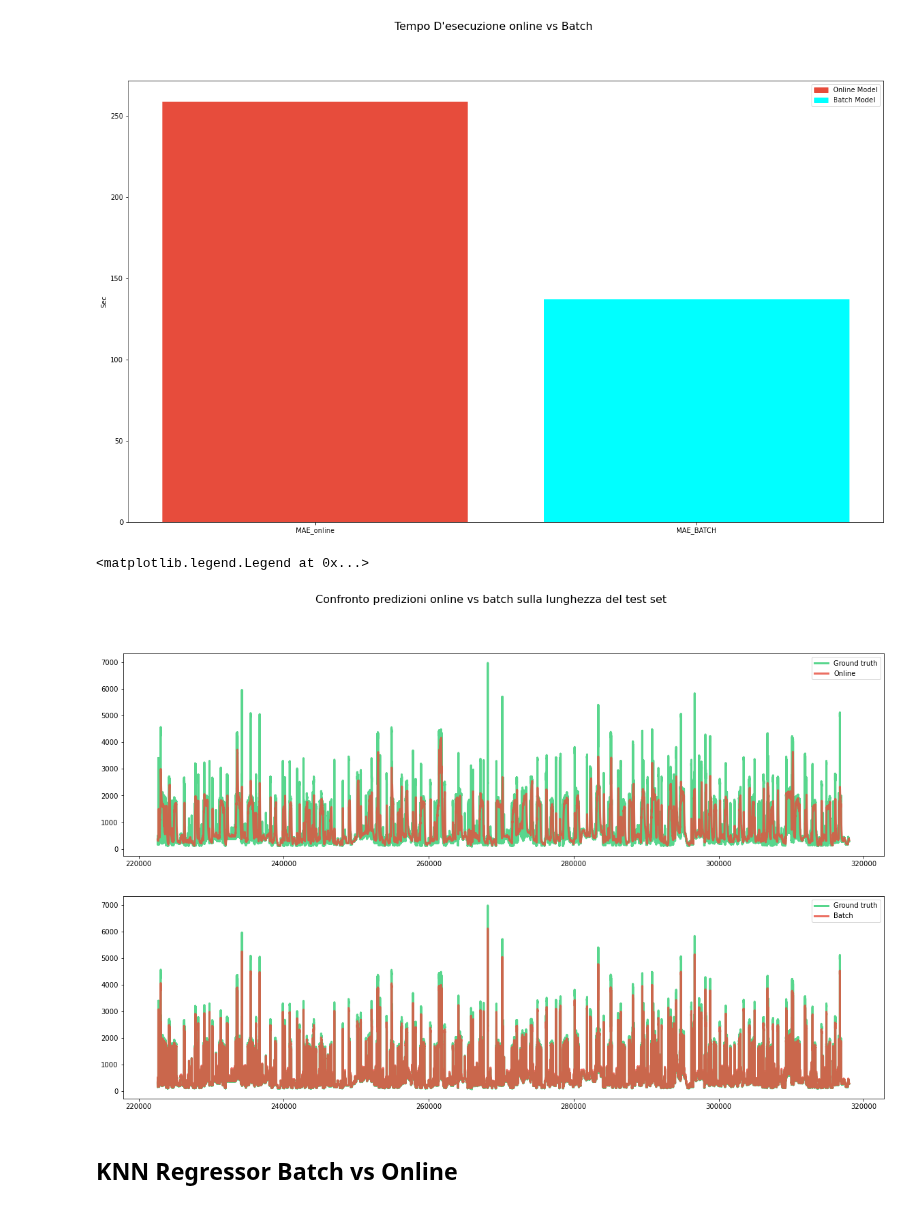
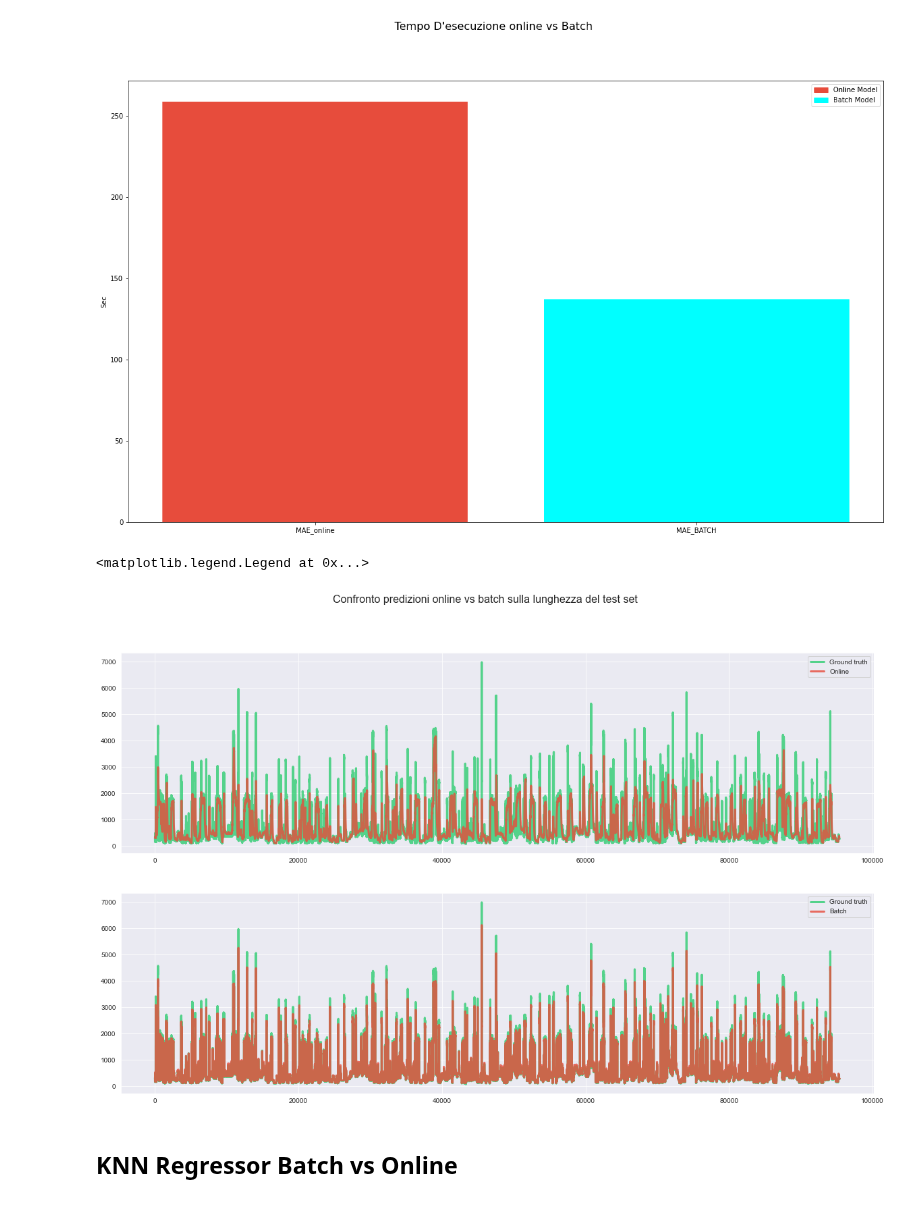
Before and after one commit to giodefa96/Script_Tesi_new, a Jupyter notebook: Risultati Finali/PowerConsuptionHouse.ipynb, the cells around one changed output. Cells and saved outputs as stored; diff of their text form; code cells hidden in the pictures.

```diff
--- a/Risultati Finali/PowerConsuptionHouse.ipynb
+++ b/Risultati Finali/PowerConsuptionHouse.ipynb
@@ -89,0 +199,2 @@ def initial_iter_twe():
+# %%
+dati_complete_twe.drop(dati_complete_twe[dati_complete_twe['PowerConsumption'] == 24929.000000 ].index, inplace = True)
@@ -432,17 +573,17 @@ ax.legend(handles=[red_patch, cyan_patch])
 # %%
 # Plot the results
 fig, (ax1,ax2) = plt.subplots(2,1,figsize=(20, 12))
 fig.suptitle('Confronto predizioni online vs batch sulla lunghezza del test set',  fontsize=16)
 ax.grid(alpha=0.75)
-ax1.plot(dates_ml_online[-95400::], Y_test_mlp, lw=3, color='#2ecc71', alpha=0.8, label='Ground truth')
-ax2.plot(dates_ml_online[-95400::], Y_test_mlp, lw=3, color='#2ecc71', alpha=0.8, label='Ground truth')
-ax1.plot(dates_ml_online[-95400::], y_preds_ml_online[-95400::], lw=3, color='#e74c3c', alpha=0.8, label='Online')
-ax2.plot(dates_ml_online[-95400::], result_mlpBatch, lw=3, color='#e74c3c', alpha=0.8, label='Batch')
+ax1.plot(Y_test_mlp, lw=3, color='#2ecc71', alpha=0.8, label='Ground truth')
+ax2.plot(Y_test_mlp, lw=3, color='#2ecc71', alpha=0.8, label='Ground truth')
+ax1.plot(y_preds_ml_online[-95400::], lw=3, color='#e74c3c', alpha=0.8, label='Online')
+ax2.plot(result_mlpBatch, lw=3, color='#e74c3c', alpha=0.8, label='Batch')
 ax1.legend()
 ax2.legend()
 # %% [output]
 <matplotlib.legend.Legend at 0x...>
-[figure, old version]
+[figure, new version]
 # %% [markdown]
 ## KNN Regressor Batch vs Online
 # %% [markdown]
```
Also changed, not shown: parts of 68 cells of this notebook, 1 other file.
